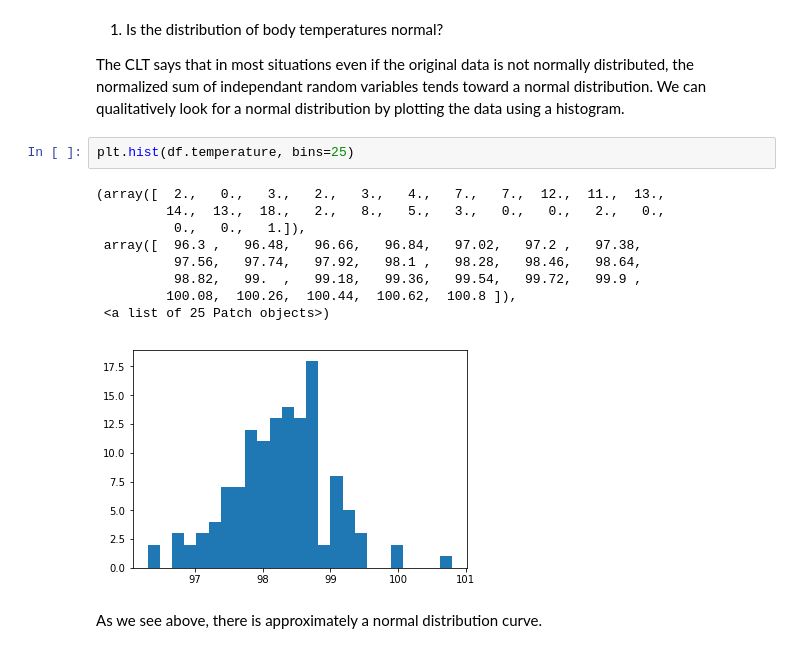
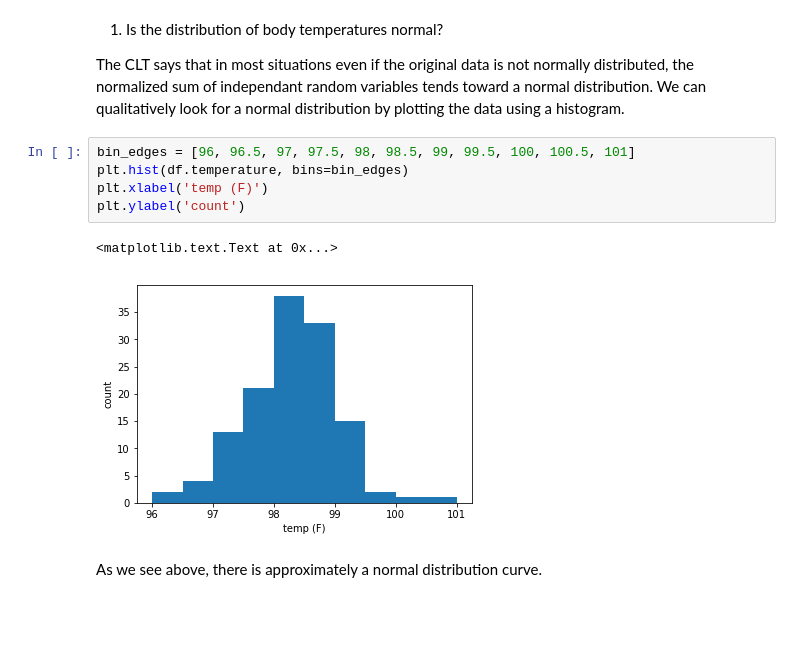
Before and after one commit to ReillyProudsworth/Springboard_Code, a Jupyter notebook: sliderule_dsi_inferential_statistics_exercise_1.ipynb, the cells around one changed output. Drawn from its saved outputs; the diff is of its cells as text; blank space fills up the shorter version.

```diff
--- a/sliderule_dsi_inferential_statistics_exercise_1.ipynb
+++ b/sliderule_dsi_inferential_statistics_exercise_1.ipynb
@@ -62,18 +61,14 @@ Populating the interactive namespace from numpy and matplotlib
 1. Is the distribution of body temperatures normal?
 
 The CLT says that in most situations even if the original data is not normally distributed, the normalized sum of independant random variables tends toward a normal distribution.  We can qualitatively look for a normal distribution by plotting the data using a histogram.
-# %%
-plt.hist(df.temperature, bins=25)
-# %% [output]
-(array([  2.,   0.,   3.,   2.,   3.,   4.,   7.,   7.,  12.,  11.,  13.,
-         14.,  13.,  18.,   2.,   8.,   5.,   3.,   0.,   0.,   2.,   0.,
-          0.,   0.,   1.]),
- array([  96.3 ,   96.48,   96.66,   96.84,   97.02,   97.2 ,   97.38,
-          97.56,   97.74,   97.92,   98.1 ,   98.28,   98.46,   98.64,
-          98.82,   99.  ,   99.18,   99.36,   99.54,   99.72,   99.9 ,
-         100.08,  100.26,  100.44,  100.62,  100.8 ]),
- <a list of 25 Patch objects>)
-[figure, removed]
+# %%
+bin_edges = [96, 96.5, 97, 97.5, 98, 98.5, 99, 99.5, 100, 100.5, 101]
+plt.hist(df.temperature, bins=bin_edges)
+plt.xlabel('temp (F)')
+plt.ylabel('count')
+# %% [output]
+<matplotlib.text.Text at 0x...>
+[figure, added]
 # %% [markdown]
 As we see above, there is approximately a normal distribution curve.
 # %% [markdown]
```
Also changed, not shown: parts of 1 cell of this notebook, 1 other file.
